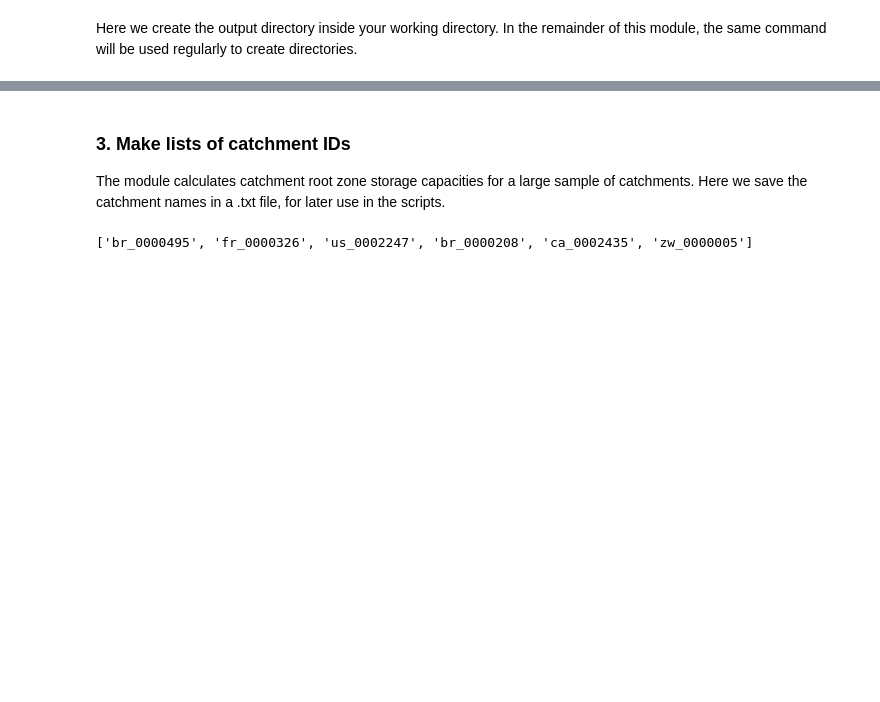
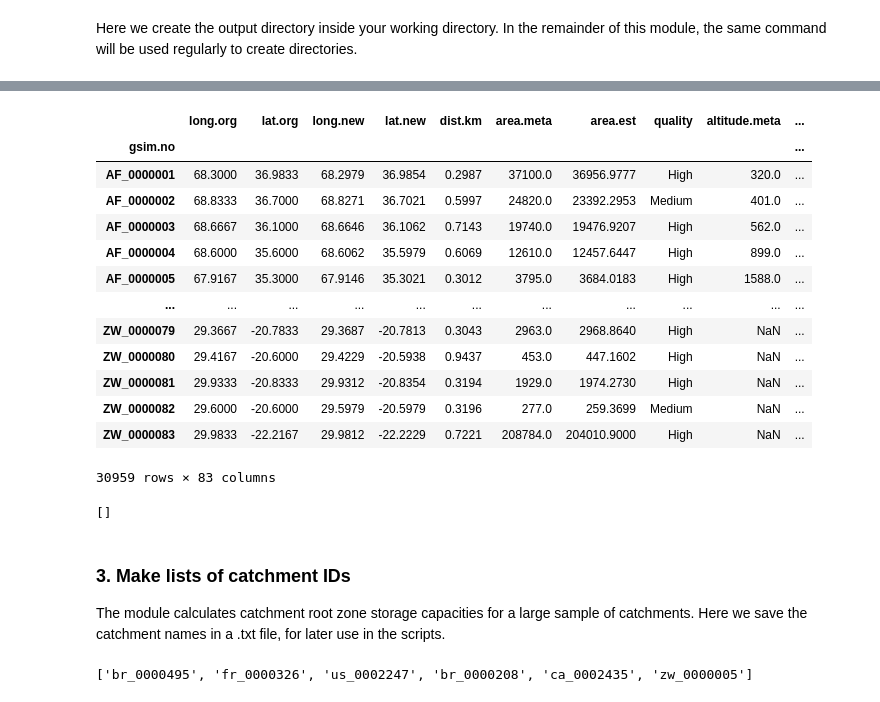
Before and after one commit to fvanoorschot/global_sr_module, a Jupyter notebook: run_script_main.ipynb, the cells around one changed output, grey strips where cells are left out. Cells and saved outputs as stored; diff of their text form; code cells hidden in the pictures; blank space fills up the shorter version.

```diff
--- a/run_script_main.ipynb
+++ b/run_script_main.ipynb
@@ -66,2 +71,10 @@ if not os.path.exists(f'{work_dir}/output_example'):
 # %%
-out_dir = Path(f"{work_dir}/output_example")
+# get list of all catchment ids available in the GSIM yearly discharge timeseries data
+gsim_id_list_up = []
+gsim_id_list_lo = []
+for filepath in glob.iglob(f'{data_dir}/GSIM_data/GSIM_indices/TIMESERIES/yearly/*'):
+    f = os.path.split(filepath)[1] # remove full path
+    f = f[:-5] # remove .year extension
+    fl = f.lower()
+    gsim_id_list_up.append(f)
+    gsim_id_list_lo.append(fl)
@@ -67,0 +100,46 @@ out_dir = Path(f"{work_dir}/output_example")
+# %%
+# RUN THIS WITH SLURM
+
+gsim_id_list_lo = np.loadtxt(f'{out_dir}/gsim/gsim_catch_id_list_lo.txt',dtype=str)
+
+# define folder with discharge timeseries data
+fol_in = f'{data_dir}/GSIM_data/GSIM_indices/TIMESERIES/yearly/'
+
+# define output folder
+fol_out = f'{out_dir}/gsim/'
+
+catch_list = gsim_id_list_lo
+fol_in_list = [fol_in] * len(catch_list)
+fol_out_list = [fol_out] * len(catch_list)
+
+run_function_parallel(catch_list,fol_in_list,fol_out_list)
+# %%
+# RUN THIS ALSO WITH SLURM
+
+
+#%%# select catchments
+# - area quality high or medium
+# - timeseries after 1980
+# - amount of days <250 -> nan
+# - remove nans
+# - >10 years data
+
+# make list with catchment ids that are ok:
+df = pd.read_csv(f'{data_dir}/GSIM_data/GSIM_metadata/GSIM_catalog/GSIM_catchment_characteristics.csv',index_col=0)
+for catch_id in gsim_id_list_lo[0:5]:
+    select_catchments(out_dir,catch_id,df)
+# %% [output]
+|  | long.org | lat.org | long.new | lat.new | dist.km | area.meta | area.est | quality | altitude.meta | ... |
+| gsim.no |  |  |  |  |  |  |  |  |  | ... |
+| AF_0000001 | 68.3000 | 36.9833 | 68.2979 | 36.9854 | 0.2987 | 37100.0 | 36956.9777 | High | 320.0 | ... |
+| AF_0000002 | 68.8333 | 36.7000 | 68.8271 | 36.7021 | 0.5997 | 24820.0 | 23392.2953 | Medium | 401.0 | ... |
+| AF_0000003 | 68.6667 | 36.1000 | 68.6646 | 36.1062 | 0.7143 | 19740.0 | 19476.9207 | High | 562.0 | ... |
+| AF_0000004 | 68.6000 | 35.6000 | 68.6062 | 35.5979 | 0.6069 | 12610.0 | 12457.6447 | High | 899.0 | ... |
+| AF_0000005 | 67.9167 | 35.3000 | 67.9146 | 35.3021 | 0.3012 | 3795.0 | 3684.0183 | High | 1588.0 | ... |
+| ... | ... | ... | ... | ... | ... | ... | ... | ... | ... | ... |
+| ZW_0000079 | 29.3667 | -20.7833 | 29.3687 | -20.7813 | 0.3043 | 2963.0 | 2968.8640 | High | NaN | ... |
+| ZW_0000080 | 29.4167 | -20.6000 | 29.4229 | -20.5938 | 0.9437 | 453.0 | 447.1602 | High | NaN | ... |
+| ZW_0000081 | 29.9333 | -20.8333 | 29.9312 | -20.8354 | 0.3194 | 1929.0 | 1974.2730 | High | NaN | ... |
+| ZW_0000082 | 29.6000 | -20.6000 | 29.5979 | -20.5979 | 0.3196 | 277.0 | 259.3699 | Medium | NaN | ... |
+| ZW_0000083 | 29.9833 | -22.2167 | 29.9812 | -22.2229 | 0.7221 | 208784.0 | 204010.9000 | High | NaN | ... |
+30959 rows × 83 columns
@@ -67,0 +186,4 @@ out_dir = Path(f"{work_dir}/output_example")
+# %%
+catch_id_sel
+# %% [output]
+[]
```
Also changed, not shown: parts of 14 cells of this notebook, 2 other files.
